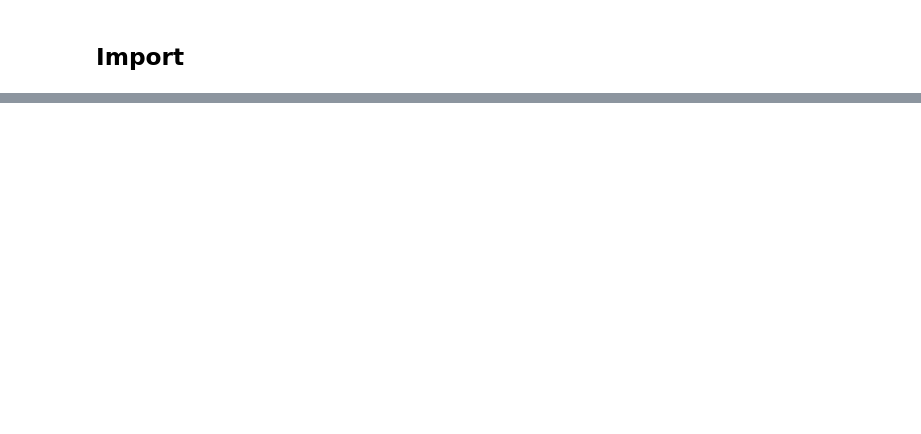
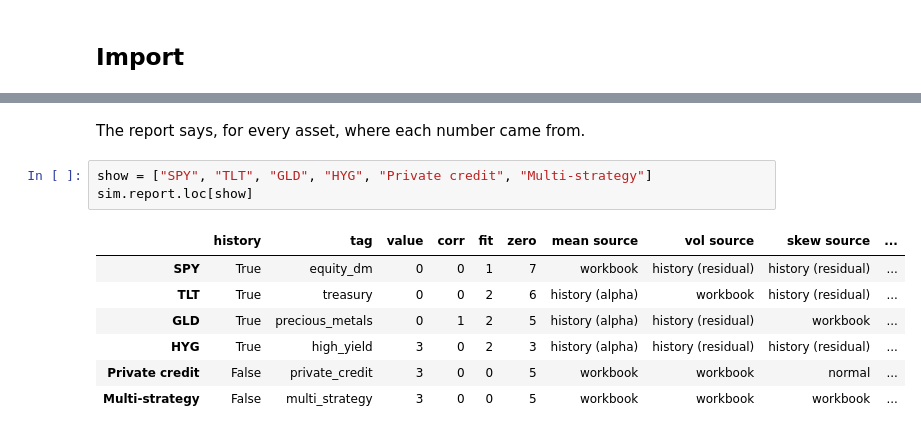
Before and after one commit to mamadouyamar/CVineMarketGen, a Jupyter notebook: examples/03_many_assets_factors.ipynb, the cells around one changed output, grey strips where cells are left out. Cells and saved outputs as stored; diff of their text form; blank space fills up the shorter version.

```diff
--- a/examples/03_many_assets_factors.ipynb
+++ b/examples/03_many_assets_factors.ipynb
@@ -1591,0 +291,13 @@ pd.DataFrame({f: iid_tests(F[f].values) for f in F.columns}).T.round(3).rename(c
+# %% [markdown]
+The report says, for every asset, where each number came from.
+# %%
+show = ["SPY", "TLT", "GLD", "HYG", "Private credit", "Multi-strategy"]
+sim.report.loc[show]
+# %% [output]
+|  | history | tag | value | corr | fit | zero | mean source | vol source | skew source | ... |
+| SPY | True | equity_dm | 0 | 0 | 1 | 7 | workbook | history (residual) | history (residual) | ... |
+| TLT | True | treasury | 0 | 0 | 2 | 6 | history (alpha) | workbook | history (residual) | ... |
+| GLD | True | precious_metals | 0 | 1 | 2 | 5 | history (alpha) | history (residual) | workbook | ... |
+| HYG | True | high_yield | 3 | 0 | 2 | 3 | history (alpha) | history (residual) | history (residual) | ... |
+| Private credit | False | private_credit | 3 | 0 | 0 | 5 | workbook | workbook | normal | ... |
+| Multi-strategy | False | multi_strategy | 3 | 0 | 0 | 5 | workbook | workbook | workbook | ... |
```
Also changed, not shown: parts of 209 cells of this notebook, 4 other files.
